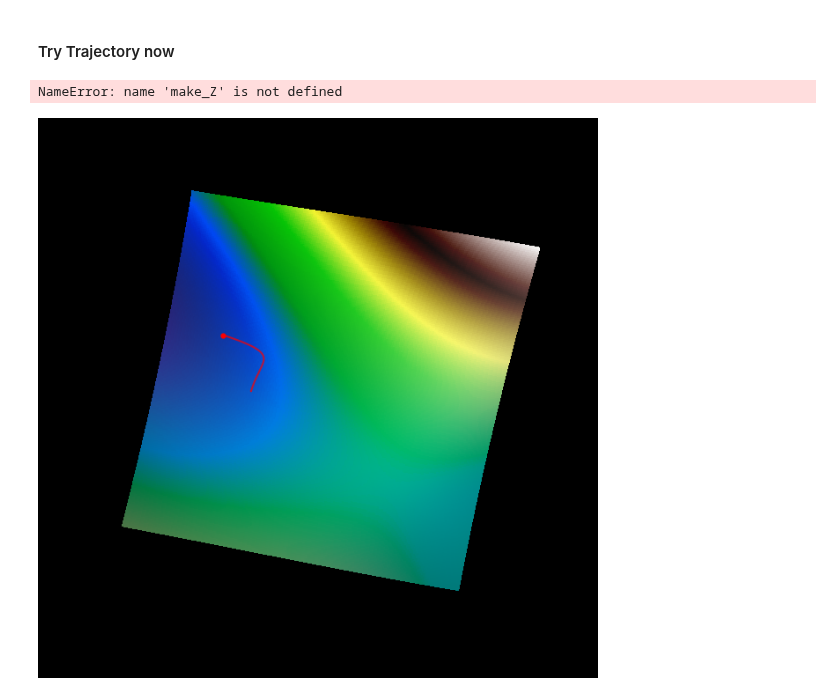
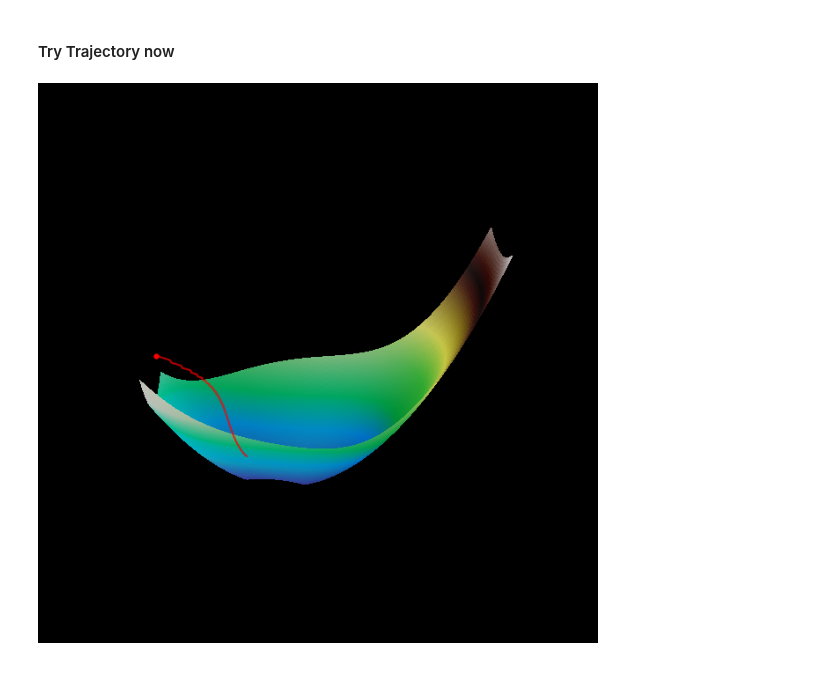
Before and after one commit to liammcs10/AQUA_project, a Jupyter notebook: surface_plots_testing.ipynb, the cells around one changed output. Cells and saved outputs as stored; diff of their text form; code cells hidden in the pictures.

```diff
--- a/surface_plots_testing.ipynb
+++ b/surface_plots_testing.ipynb
@@ -87,39 +87,33 @@ if ANIMATE:
 # %%
 T = 0.5 #s
 
-I_h = 0
+I_h = 20
 
 v_min = -80         # RS['v_r'] - 10
 v_max = 0.        # RS['v_peak'] + 5
 v_coords = np.linspace(v_min, v_max, V_resolution)
 
 u_min = -200.
 u_max = 200.
 u_coords = np.linspace(u_min, u_max, U_resolution)
 
 V, U = np.meshgrid(v_coords, u_coords)
 
 W = np.zeros(np.shape(V))
 
 Z_surf = make_Z(V, U, W, I_h, dt, batch)
 
 
 # plot the initial surface
 fig, ax = plt.subplots(1, 1, figsize = (8, 8),
                        subplot_kw = dict(projection = '3d', facecolor = 'k'),
                         facecolor = 'k')
 
 surf = plot_surface(ax, V, U, Z_surf)
-ax.view_init(elev = 30, azim = 300)
+ax.view_init(elev = 10, azim = 270)
 
 # plot the trajectory on top
 x_start = np.array([-80, 100, 0])
-fig, ax, new_ax = draw_trajectory(x_start, RS, T, dt, I_h, fig, ax)
+fig, ax, new_ax = draw_trajectory(x_start, RS, T, dt, I_h, V, U, Z_surf, fig, ax)
 # %% [output]
-NameError: name 'make_Z' is not defined
+[figure, added]
-# %%
-ax.view_init(elev = 90, azim = 280)
-
-fig
-# %% [output]
-[figure, removed]
```
Also changed, not shown: parts of 2 cells of this notebook, 1 other file.
